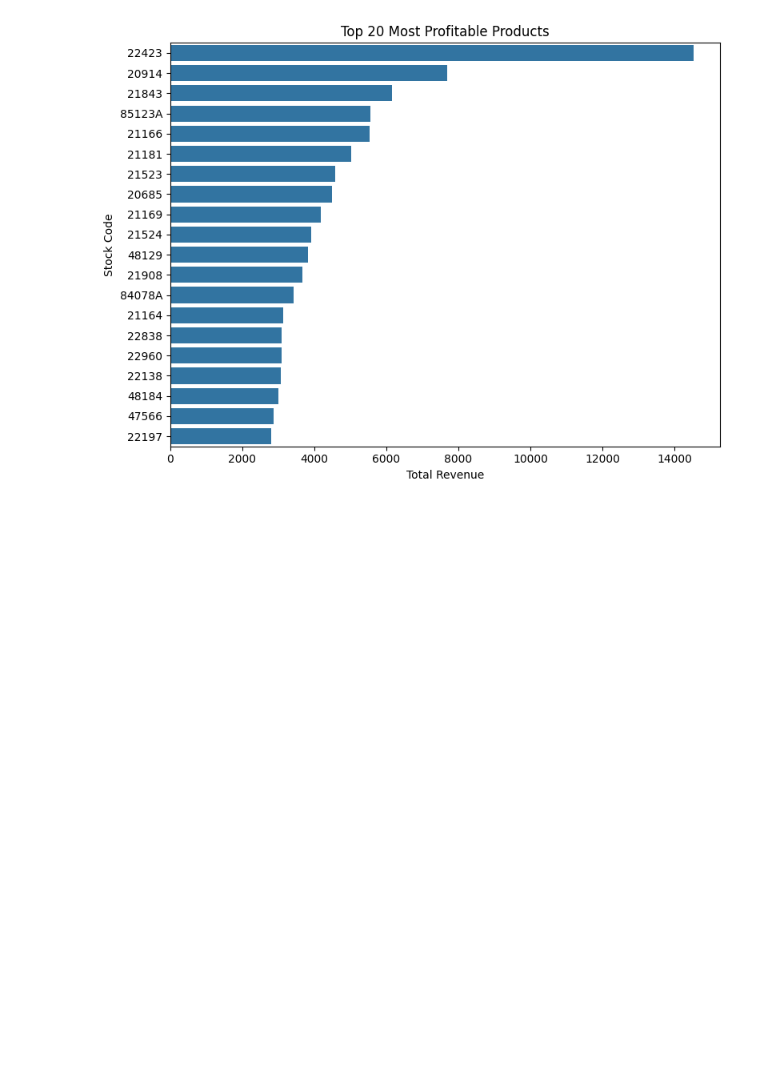
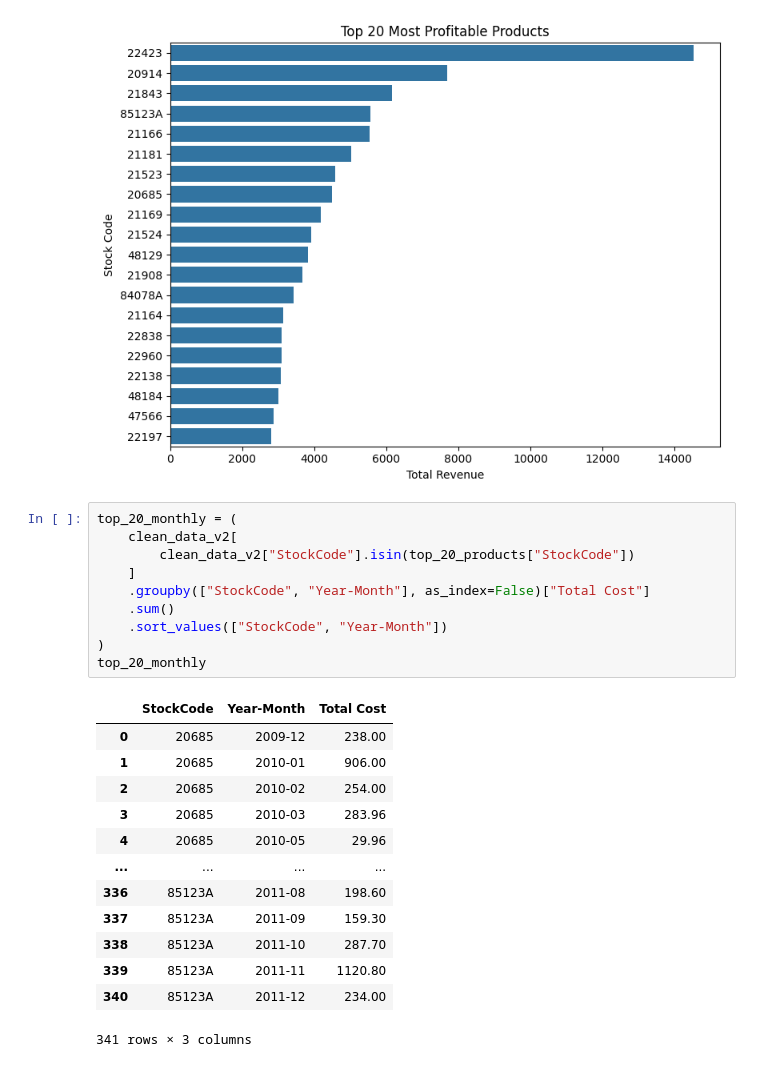
Before and after one commit to Ri-Dearg/ca2-market-retail, a Jupyter notebook: ca2-market-retail.ipynb, the cells around one changed output. Drawn from its saved outputs; the diff is of its cells as text; blank space fills up the shorter version.

```diff
--- a/ca2-market-retail.ipynb
+++ b/ca2-market-retail.ipynb
@@ -421,3 +477,27 @@ plt.tight_layout()
 plt.show()
 # %% [output]
 [figure]
+# %%
+top_20_monthly = (
+    clean_data_v2[
+        clean_data_v2["StockCode"].isin(top_20_products["StockCode"])
+    ]
+    .groupby(["StockCode", "Year-Month"], as_index=False)["Total Cost"]
+    .sum()
+    .sort_values(["StockCode", "Year-Month"])
+)
+top_20_monthly
+# %% [output]
+|  | StockCode | Year-Month | Total Cost |
+| 0 | 20685 | 2009-12 | 238.00 |
+| 1 | 20685 | 2010-01 | 906.00 |
+| 2 | 20685 | 2010-02 | 254.00 |
+| 3 | 20685 | 2010-03 | 283.96 |
+| 4 | 20685 | 2010-05 | 29.96 |
+| ... | ... | ... | ... |
+| 336 | 85123A | 2011-08 | 198.60 |
+| 337 | 85123A | 2011-09 | 159.30 |
+| 338 | 85123A | 2011-10 | 287.70 |
+| 339 | 85123A | 2011-11 | 1120.80 |
+| 340 | 85123A | 2011-12 | 234.00 |
+341 rows × 3 columns
```
Also changed, not shown: parts of 5 cells of this notebook.
